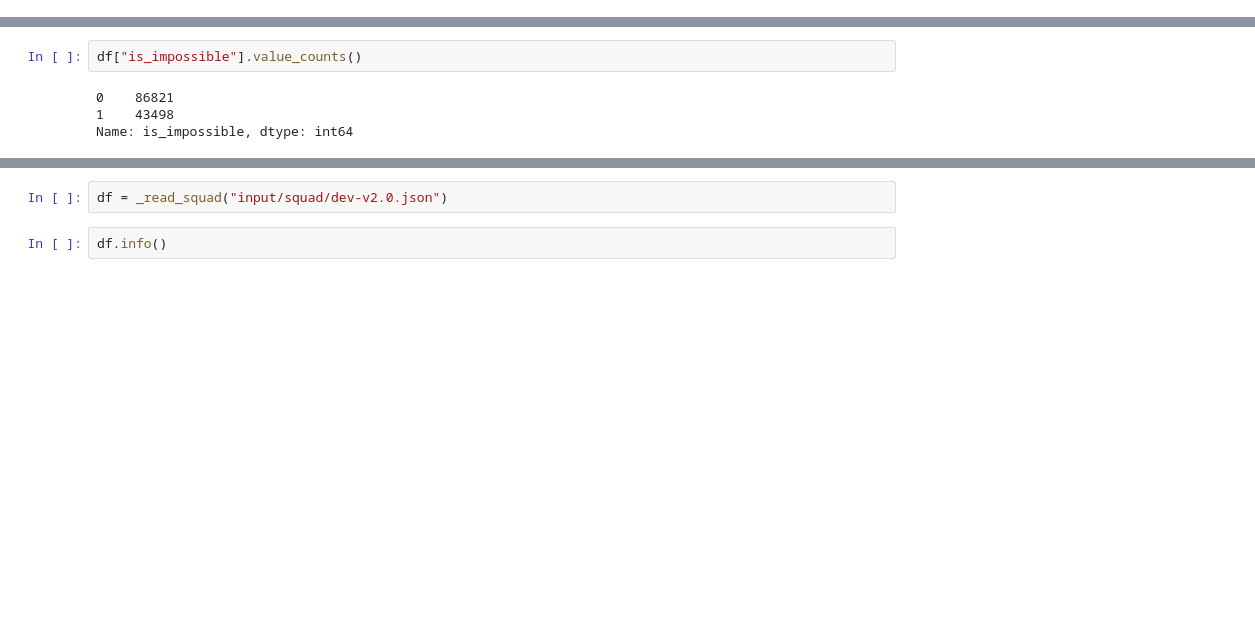
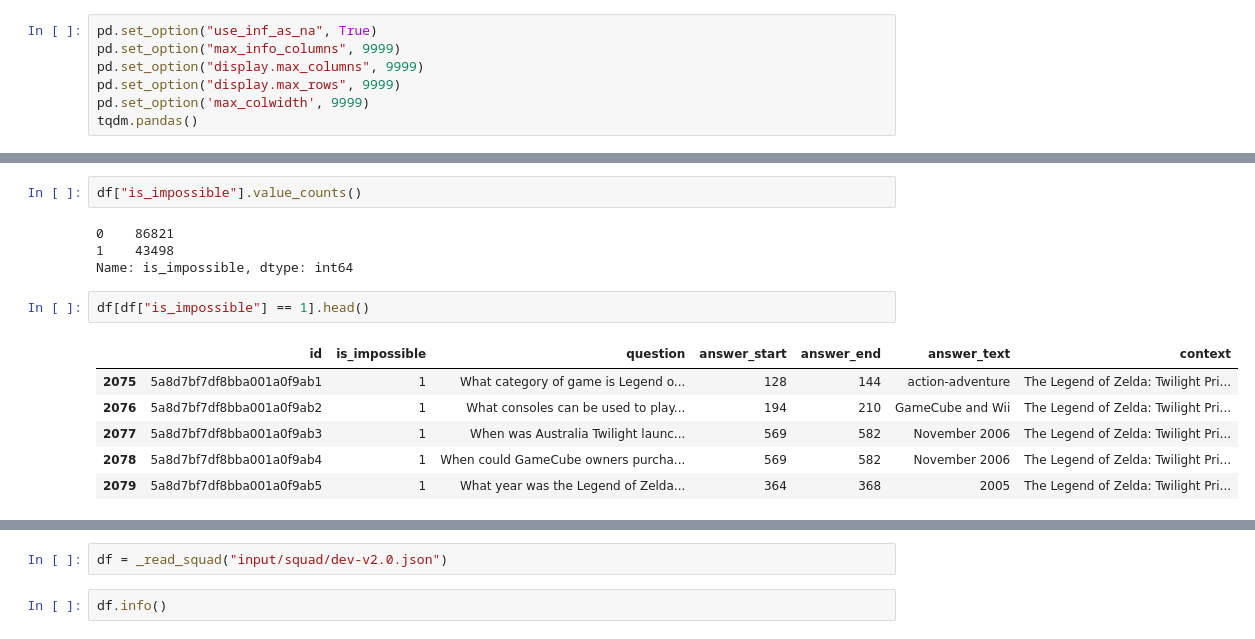
Before and after one commit to seahrh/kaggle-coleridge-initiative, a Jupyter notebook: squad.ipynb, the cells around one changed output, grey strips where cells are left out. Cells and saved outputs as stored; diff of their text form; blank space fills up the shorter version.

Commit message:
show answer start,end for impossible qa

```diff
--- a/squad.ipynb
+++ b/squad.ipynb
@@ -4,6 +4,13 @@ from pathlib import Path
 import numpy as np
 import pandas as pd
 from tqdm import tqdm
+# %%
+pd.set_option("use_inf_as_na", True)
+pd.set_option("max_info_columns", 9999)
+pd.set_option("display.max_columns", 9999)
+pd.set_option("display.max_rows", 9999)
+pd.set_option('max_colwidth', 9999)
+tqdm.pandas()
 # %%
 def _read_squad(path):
     path = Path(path)
@@ -84,6 +92,15 @@ df["is_impossible"].value_counts()
 0    86821
 1    43498
 Name: is_impossible, dtype: int64
+# %%
+df[df["is_impossible"] == 1].head()
+# %% [output]
+|  | id | is_impossible | question | answer_start | answer_end | answer_text | context |
+| 2075 | 5a8d7bf7df8bba001a0f9ab1 | 1 | What category of game is Legend o... | 128 | 144 | action-adventure | The Legend of Zelda: Twilight Pri... |
+| 2076 | 5a8d7bf7df8bba001a0f9ab2 | 1 | What consoles can be used to play... | 194 | 210 | GameCube and Wii | The Legend of Zelda: Twilight Pri... |
+| 2077 | 5a8d7bf7df8bba001a0f9ab3 | 1 | When was Australia Twilight launc... | 569 | 582 | November 2006 | The Legend of Zelda: Twilight Pri... |
+| 2078 | 5a8d7bf7df8bba001a0f9ab4 | 1 | When could GameCube owners purcha... | 569 | 582 | November 2006 | The Legend of Zelda: Twilight Pri... |
+| 2079 | 5a8d7bf7df8bba001a0f9ab5 | 1 | What year was the Legend of Zelda... | 364 | 368 | 2005 | The Legend of Zelda: Twilight Pri... |
 # %%
 %%time
 df.to_parquet("output/squad/train.parquet", index=False)
```
Also changed, not shown: parts of 3 cells of this notebook.
